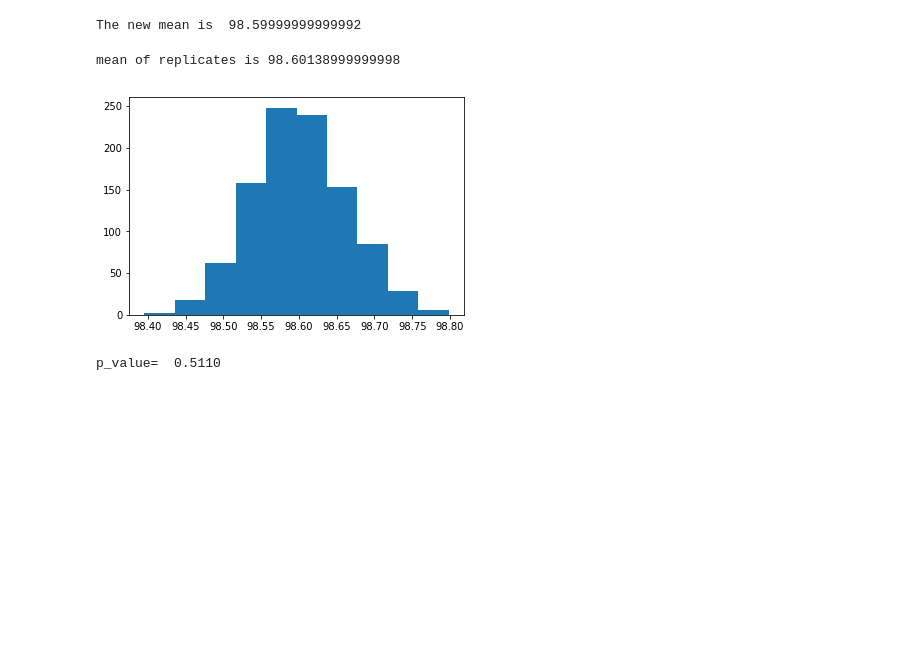
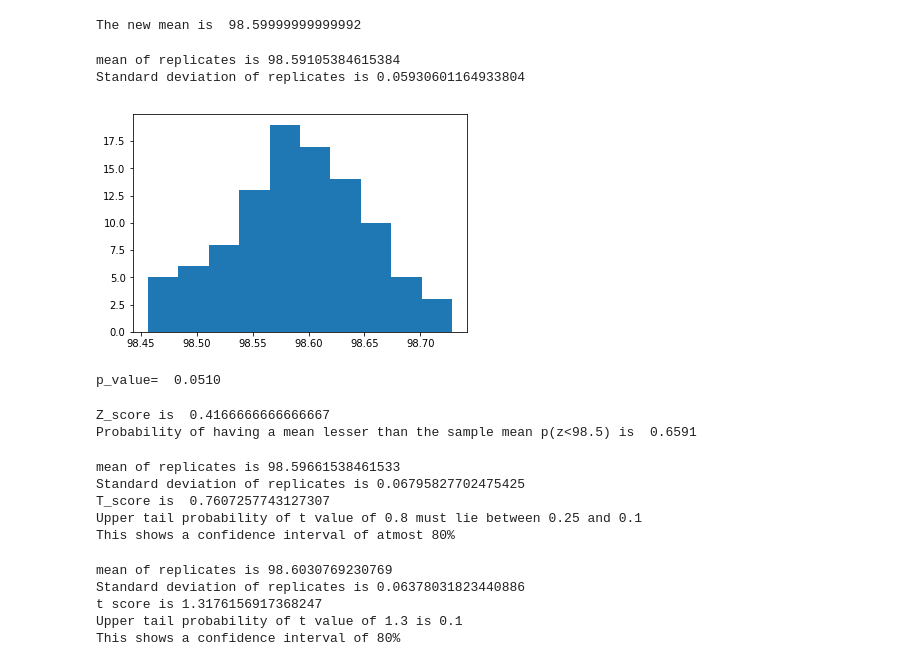
Before and after one commit to dzekem/Inferential-Statistics-on-Human-temperature, a Jupyter notebook: sliderule_dsi_inferential_statistics_exercise_1.ipynb, the cells around one changed output. Drawn from its saved outputs; the diff is of its cells as text; code cells hidden in the pictures; blank space fills up the shorter version.

```diff
--- a/sliderule_dsi_inferential_statistics_exercise_1.ipynb
+++ b/sliderule_dsi_inferential_statistics_exercise_1.ipynb
@@ -137,25 +150,27 @@ The new mean is  98.59999999999992
 # %%
 # select observations at random 100 times from sample
 def bootstrap_replicate_1d(data, func):
     return func(np.random.choice(data, size=len(data)))
 
 # Bootstrap replicate function
 def draw_bs_reps(data, func, size=1):
     # bs_replicates an array of replicates
     bs_replicates = np.empty(size)
 
     # loop to generate replicates
     for i in range(size):
         bs_replicates[i] = bootstrap_replicate_1d(data, func)
 
     return bs_replicates
 # Take bootstrap replicates of temp translated impact
-bs_replicates = draw_bs_reps(df['mean subtract'], np.mean, 1000)
+bs_replicates = draw_bs_reps(df['mean subtract'], np.mean, 100)
 plt.hist(bs_replicates)
 print('mean of replicates is', bs_replicates.mean())     # which is still same as the hypothesis testing value.
+print('Standard deviation of replicates is', bs_replicates.std())
 # %% [output]
-mean of replicates is 98.60138999999998
+mean of replicates is 98.59105384615384
+Standard deviation of replicates is 0.05930601164933804
-[figure, old version]
+[figure, new version]
 # %%
 # Compute fraction of replicates that are less than the
 p = np.sum(bs_replicates <= np.mean(bs_replicates)) / 1000
@@ -165,4 +180,4 @@ print('p_value= ', "%0.4f" % (p))
 # Boostrap hypothesis test therefore shows that the mean 98.6 which is
 # the hypothesis test is correct since the p value is greater than 0.05.
 # %% [output]
-p_value=  0.5110
+p_value=  0.0510
@@ -174,0 +184,40 @@ p_value=  0.5110
+# %%
+# Frequentiest statistical testing
+# Z test will be done with a one sample test
+# To calculate the z test using values from above analysis
+sample_mean = 98.60
+sample_size = 100
+population_mean = 98.25
+sample_std = 0.06
+z_score = (98.5 - 98.25) / (0.06 * math.sqrt(100))
+print("Z_score is ", z_score)
+# This is the probability that z < 98.5
+# from the left z table, 0.4 and 0.01 intersects at 0.6591
+p_zscore = 0.6591
+print('Probability of having a mean lesser than the sample mean p(z<98.5) is ', p_zscore )
+# %% [output]
+Z_score is  0.4166666666666667
+Probability of having a mean lesser than the sample mean p(z<98.5) is  0.6591
+# %%
+# t test one sample
+# Using the t table, the sample size has to be less than 30
+# Take bootstrap replicates of temp translated impact
+bs_replicates = draw_bs_reps(df['mean subtract'], np.mean, 30)
+print('mean of replicates is', bs_replicates.mean())     # which is still same as the hypothesis testing value.
+print('Standard deviation of replicates is', bs_replicates.std())
+
+sample_mean = 98.61
+sample_size = 30
+population_mean = 98.25
+sample_std = 0.055  #slightly smaller from that of z score
+t_score = (98.5 - 98.25) / (0.06 * math.sqrt(30))
+print("T_score is ", t_score)   # higher t value
+# from the t table, the upper tail probability of a t value 0f 0.8 must lie between 0.025 and 0.01
+print('Upper tail probability of t value of 0.8 must lie between 0.25 and 0.1')
+print('This shows a confidence interval of atmost 80%')
+# %% [output]
+mean of replicates is 98.59661538461533
+Standard deviation of replicates is 0.06795827702475425
+T_score is  0.7607257743127307
+Upper tail probability of t value of 0.8 must lie between 0.25 and 0.1
+This shows a confidence interval of atmost 80%
@@ -174,0 +227,21 @@ p_value=  0.5110
+# %%
+# working on a sample of 10 random values
+bs_replicates = draw_bs_reps(df['mean subtract'], np.mean, 10)
+print('mean of replicates is', bs_replicates.mean())     # which is still same as the hypothesis testing value.
+print('Standard deviation of replicates is', bs_replicates.std())
+# with samller sample space, the most suitable is t tes
+sample_mean = 98.63
+sample_size = 10
+population_mean = 98.25
+sample_std = 0.062
+t_score = (98.5 - 98.25) / (0.06 * math.sqrt(10))
+print('t score is', t_score)
+# from the t table, degrees of freedom is 9 and t value to know the probability.
+print('Upper tail probability of t value of 1.3 is 0.1')
+print('This shows a confidence interval of 80%')
+# %% [output]
+mean of replicates is 98.6030769230769
+Standard deviation of replicates is 0.06378031823440886
+t score is 1.3176156917368247
+Upper tail probability of t value of 1.3 is 0.1
+This shows a confidence interval of 80%
```
Also changed, not shown: parts of 11 cells of this notebook.
